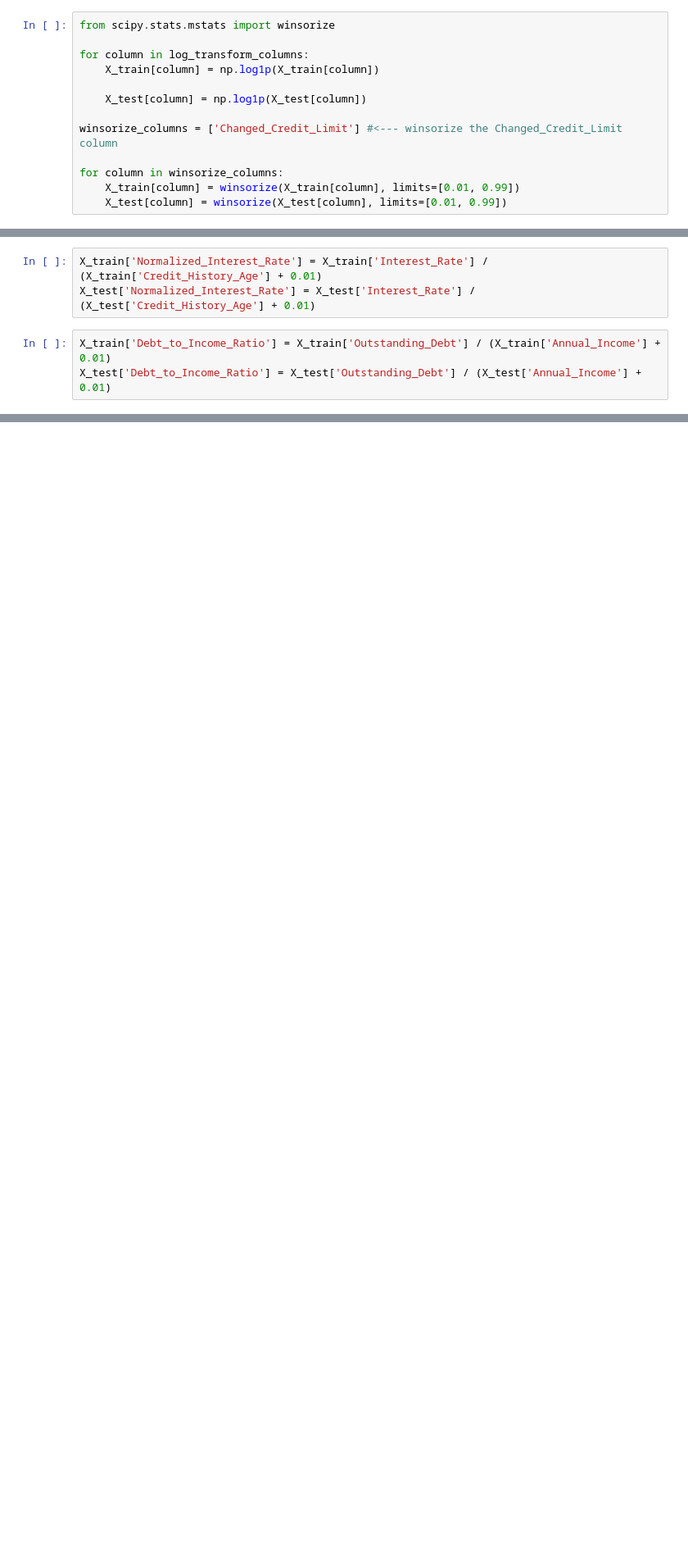
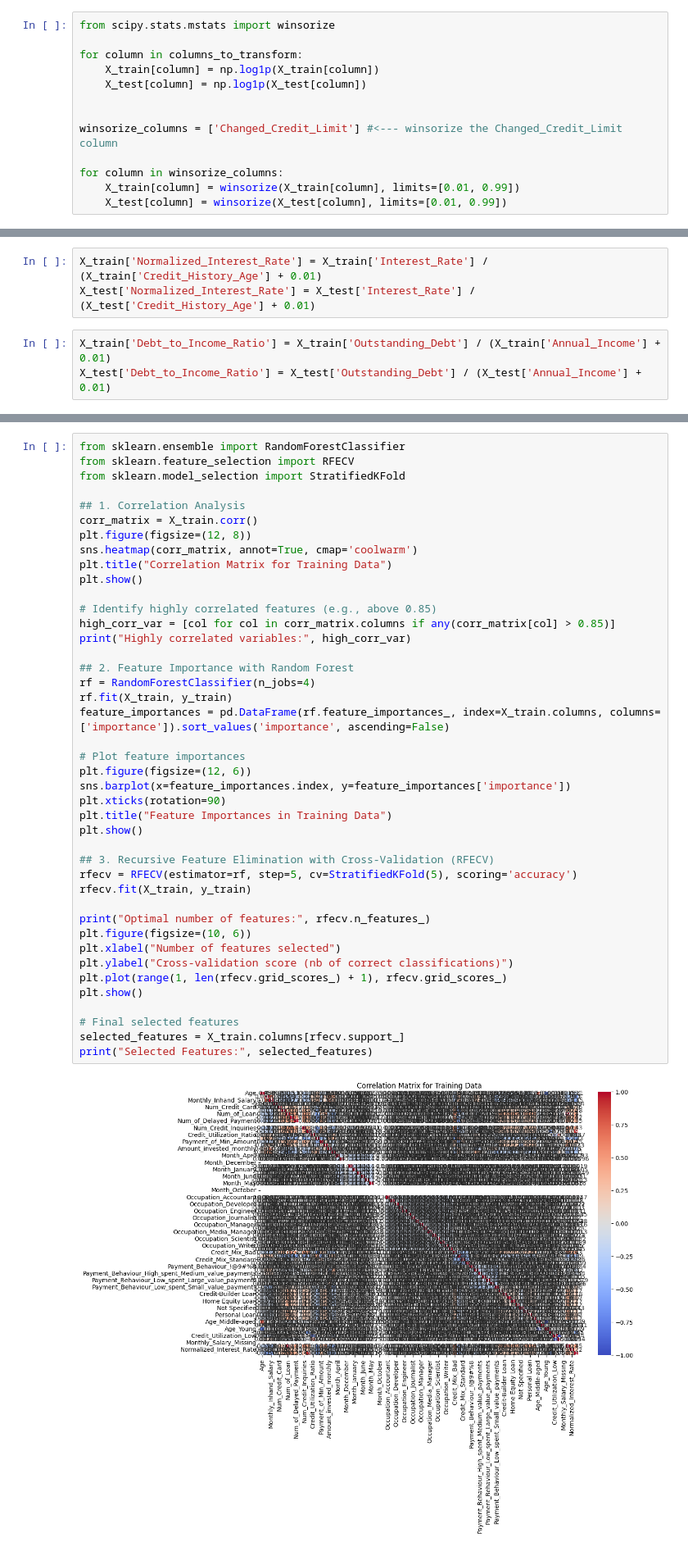
Before and after one commit to astronaut505/Credit-or-crisis, a Jupyter notebook: CreditScoreClassification.ipynb, the cells around one changed output, grey strips where cells are left out. Shown at 82% size. Drawn from its saved outputs; the diff is of its cells as text; blank space fills up the shorter version.

```diff
--- a/CreditScoreClassification.ipynb
+++ b/CreditScoreClassification.ipynb
@@ -765,10 +803,10 @@ Columns transformed: ['Num_Credit_Card', 'Annual_Income', 'Num_of_Loan', 'Num_Ba
 # %%
 from scipy.stats.mstats import winsorize
 
-for column in log_transform_columns:
+for column in columns_to_transform:
     X_train[column] = np.log1p(X_train[column])
+    X_test[column] = np.log1p(X_test[column])
 
-    X_test[column] = np.log1p(X_test[column])
 
 winsorize_columns = ['Changed_Credit_Limit'] #<--- winsorize the Changed_Credit_Limit column
 
@@ -939,0 +943,44 @@ dtype: float64
+# %%
+from sklearn.ensemble import RandomForestClassifier
+from sklearn.feature_selection import RFECV
+from sklearn.model_selection import StratifiedKFold
+
+## 1. Correlation Analysis
+corr_matrix = X_train.corr()
+plt.figure(figsize=(12, 8))
+sns.heatmap(corr_matrix, annot=True, cmap='coolwarm')
+plt.title("Correlation Matrix for Training Data")
+plt.show()
+
+# Identify highly correlated features (e.g., above 0.85)
+high_corr_var = [col for col in corr_matrix.columns if any(corr_matrix[col] > 0.85)]
+print("Highly correlated variables:", high_corr_var)
+
+## 2. Feature Importance with Random Forest
+rf = RandomForestClassifier(n_jobs=4)
+rf.fit(X_train, y_train)
+feature_importances = pd.DataFrame(rf.feature_importances_, index=X_train.columns, columns=['importance']).sort_values('importance', ascending=False)
+
+# Plot feature importances
+plt.figure(figsize=(12, 6))
+sns.barplot(x=feature_importances.index, y=feature_importances['importance'])
+plt.xticks(rotation=90)
+plt.title("Feature Importances in Training Data")
+plt.show()
+
+## 3. Recursive Feature Elimination with Cross-Validation (RFECV)
+rfecv = RFECV(estimator=rf, step=5, cv=StratifiedKFold(5), scoring='accuracy')
+rfecv.fit(X_train, y_train)
+
+print("Optimal number of features:", rfecv.n_features_)
+plt.figure(figsize=(10, 6))
+plt.xlabel("Number of features selected")
+plt.ylabel("Cross-validation score (nb of correct classifications)")
+plt.plot(range(1, len(rfecv.grid_scores_) + 1), rfecv.grid_scores_)
+plt.show()
+
+# Final selected features
+selected_features = X_train.columns[rfecv.support_]
+print("Selected Features:", selected_features)
+# %% [output]
+[figure, added]
```
Also changed, not shown: parts of 73 cells of this notebook.
